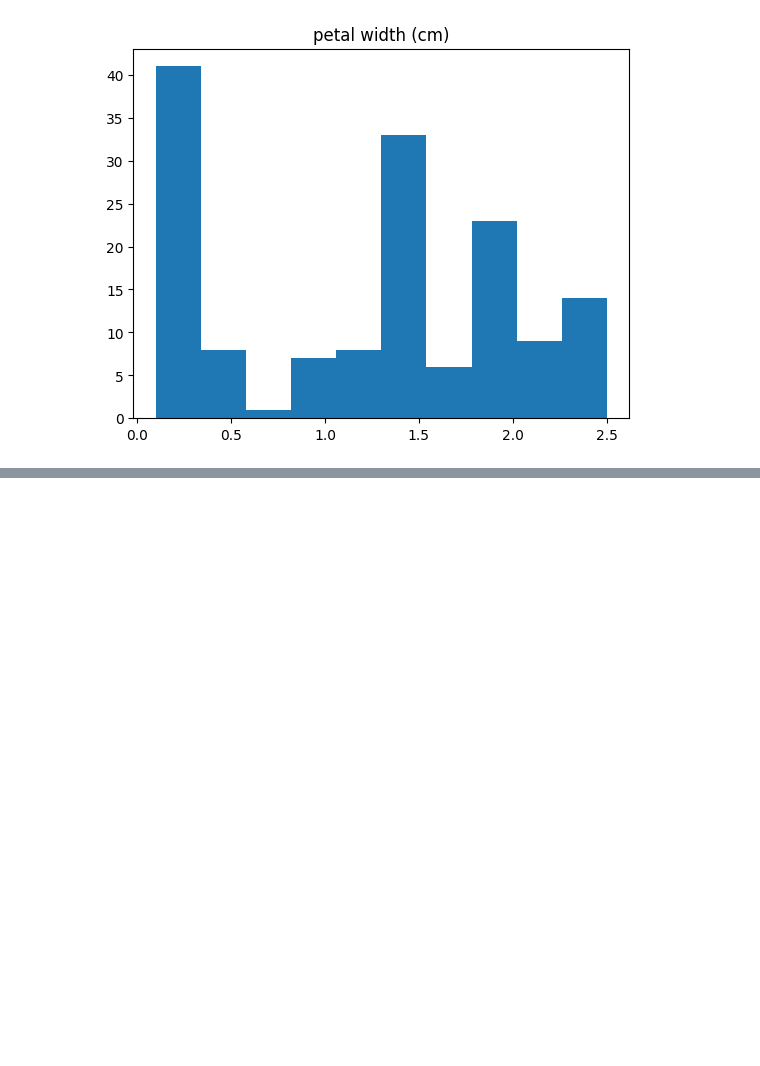
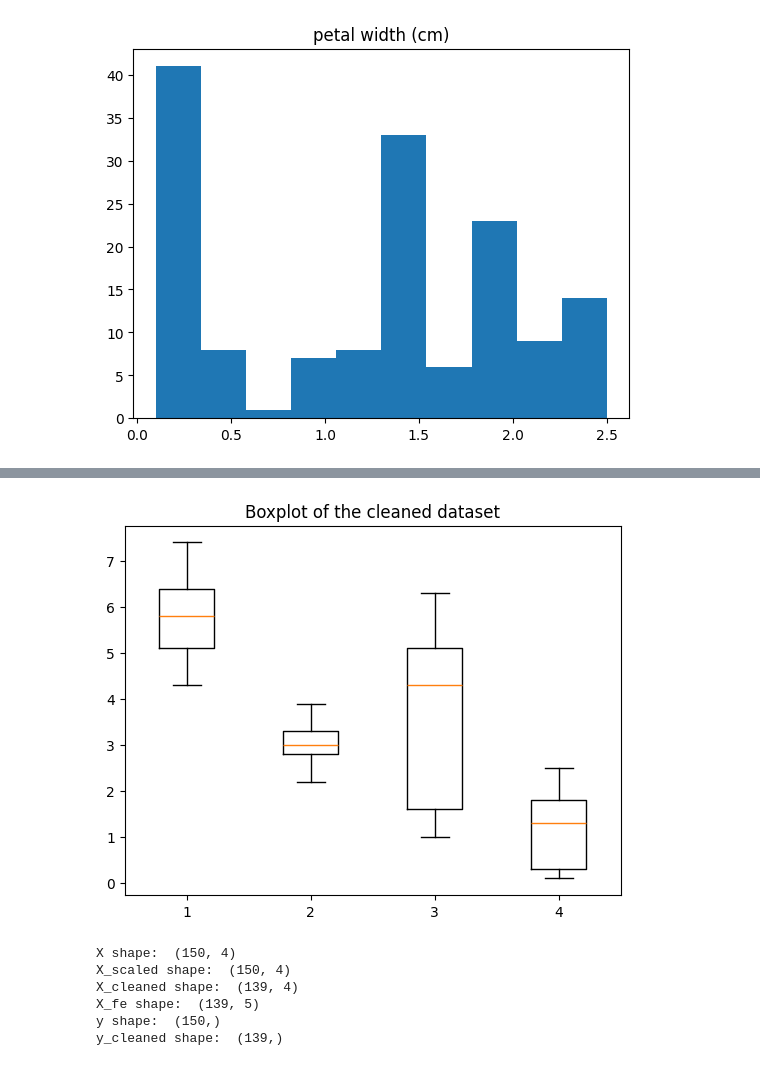
Before and after one commit to sabbir2609/edge_course, a Jupyter notebook: projects/iris_problem.ipynb, the cells around one changed output, grey strips where cells are left out. Cells and saved outputs as stored; diff of their text form; code cells hidden in the pictures; blank space fills up the shorter version.

```diff
--- a/projects/iris_problem.ipynb
+++ b/projects/iris_problem.ipynb
@@ -30,0 +89,38 @@ for i in range (X.shape[1]):
+# %%
+# Outlier Removal
+def remove_outlier(data, threshold=2):
+    mean = np.mean(data, axis=0)
+    std = np.std(data, axis=0)
+    outliers = np.abs((data - mean) / std) > threshold
+    return data[~outliers.any(axis=1)] # return cleaned data
+
+X_cleaned = remove_outlier(X)
+y_cleaned = y[~np.any(np.abs((X - np.mean(X, axis=0)) / np.std(X, axis=0)) > 2, axis=1)]
+# %%
+# boxplot to visualize outliers
+plt.boxplot(X_cleaned)
+plt.title("Boxplot of the cleaned dataset")
+plt.show()
+# %% [output]
+[figure, added]
+# %%
+# Feature engineering ( Adding a new feature as a product of two features)
+new_feature = X_cleaned[:,0] * X_cleaned[:,1]
+X_fe = np.c_[X_cleaned, new_feature]
+
+# print the shape of the original, scaled, cleaned and feature engineered dataset
+print("X shape: ", X.shape)
+print("X_scaled shape: ", X_scaled.shape)
+print("X_cleaned shape: ", X_cleaned.shape)
+print("X_fe shape: ", X_fe.shape)
+
+# y and y_cleaned shape
+print("y shape: ", y.shape)
+print("y_cleaned shape: ", y_cleaned.shape)
+# %% [output]
+X shape:  (150, 4)
+X_scaled shape:  (150, 4)
+X_cleaned shape:  (139, 4)
+X_fe shape:  (139, 5)
+y shape:  (150,)
+y_cleaned shape:  (139,)
```
Also changed, not shown: parts of 9 cells of this notebook.
